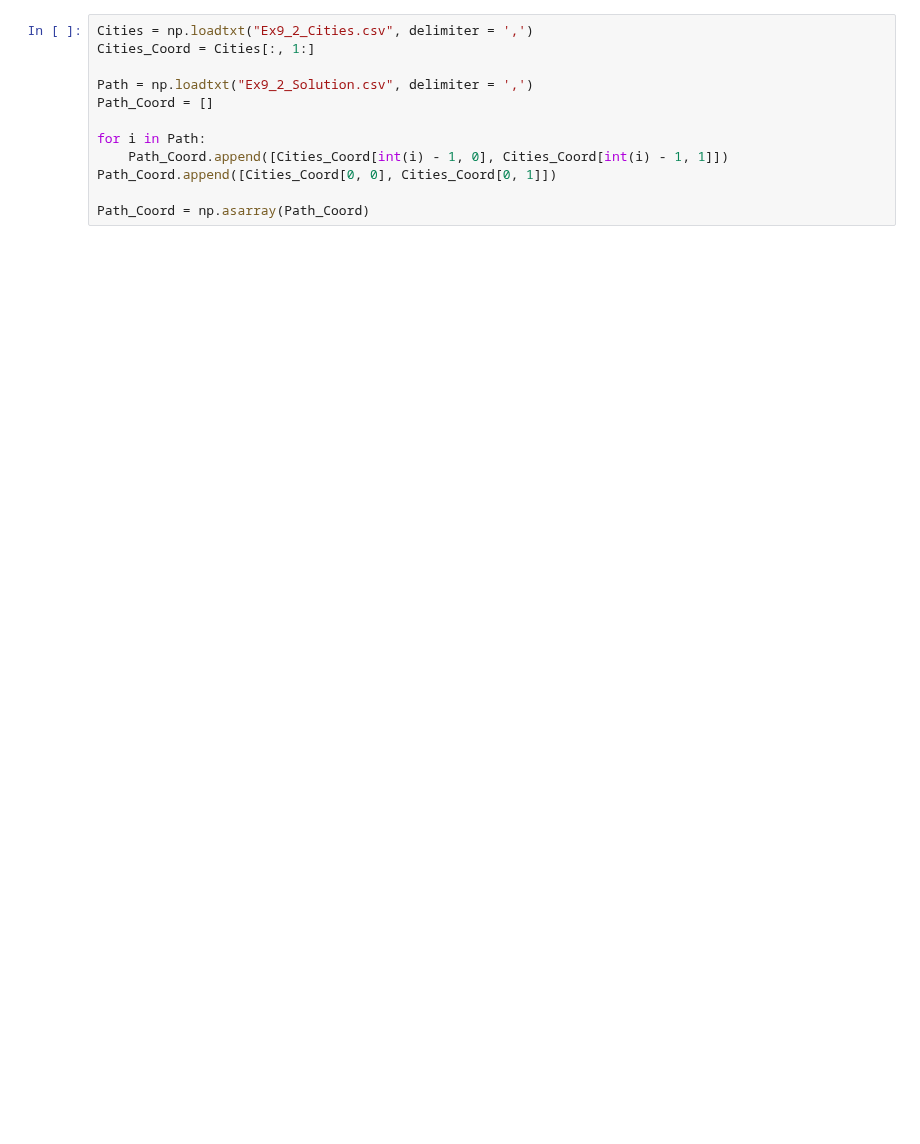
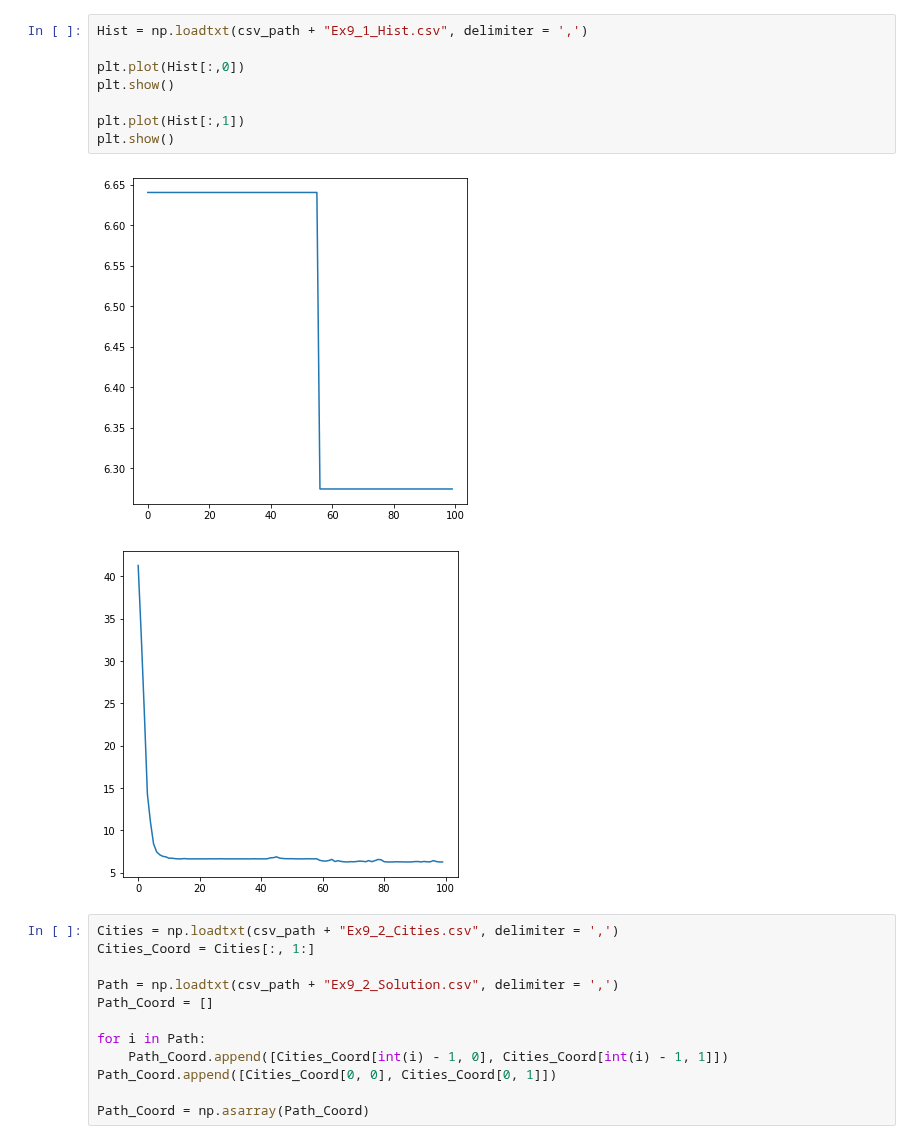
Before and after one commit to YggdrasilUrthr/NSL, a Jupyter notebook: Lab9/Lab9.ipynb, the cells around one changed output. Saved outputs shown, nothing was run; the diff lists cells and outputs as text; blank space fills up the shorter version.

```diff
--- a/Lab9/Lab9.ipynb
+++ b/Lab9/Lab9.ipynb
@@ -22,8 +25,19 @@ plt.show()
+# %%
+Hist = np.loadtxt(csv_path + "Ex9_1_Hist.csv", delimiter = ',')
+
+plt.plot(Hist[:,0])
+plt.show()
+
+plt.plot(Hist[:,1])
+plt.show()
+# %% [output]
+[figure, added]
+[figure, added]
 # %%
-Cities = np.loadtxt("Ex9_2_Cities.csv", delimiter = ',')
+Cities = np.loadtxt(csv_path + "Ex9_2_Cities.csv", delimiter = ',')
 Cities_Coord = Cities[:, 1:]
 
-Path = np.loadtxt("Ex9_2_Solution.csv", delimiter = ',')
+Path = np.loadtxt(csv_path + "Ex9_2_Solution.csv", delimiter = ',')
 Path_Coord = []
 
 for i in Path:
```
Also changed, not shown: parts of 4 cells of this notebook, 12 other files.
